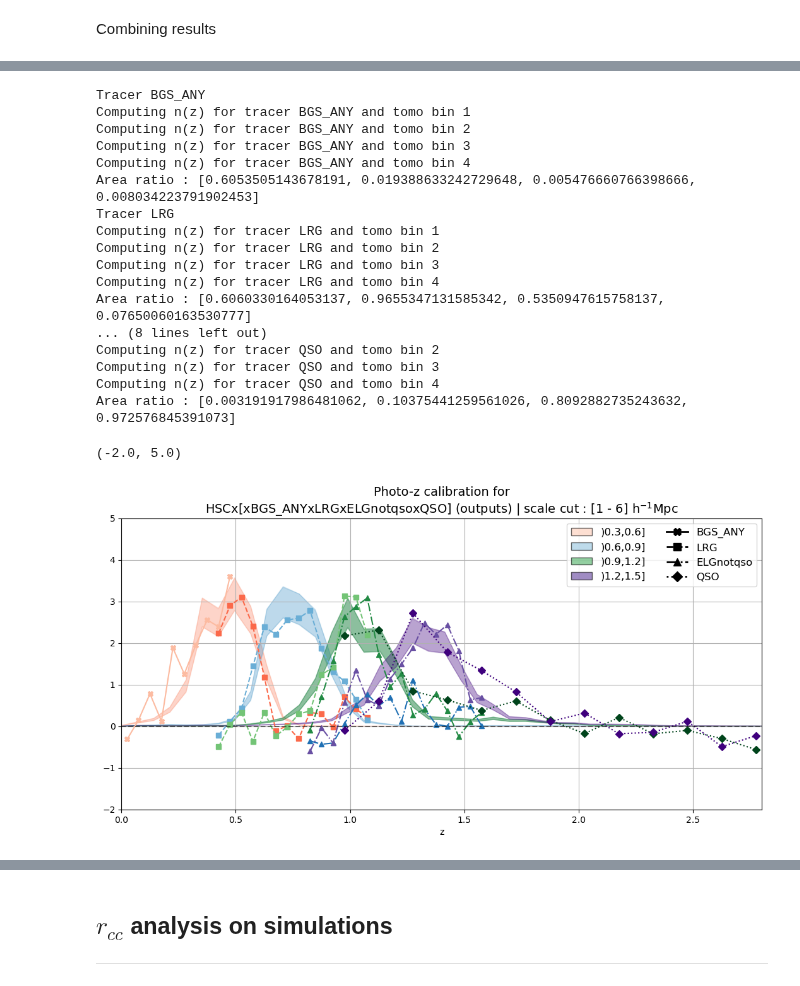
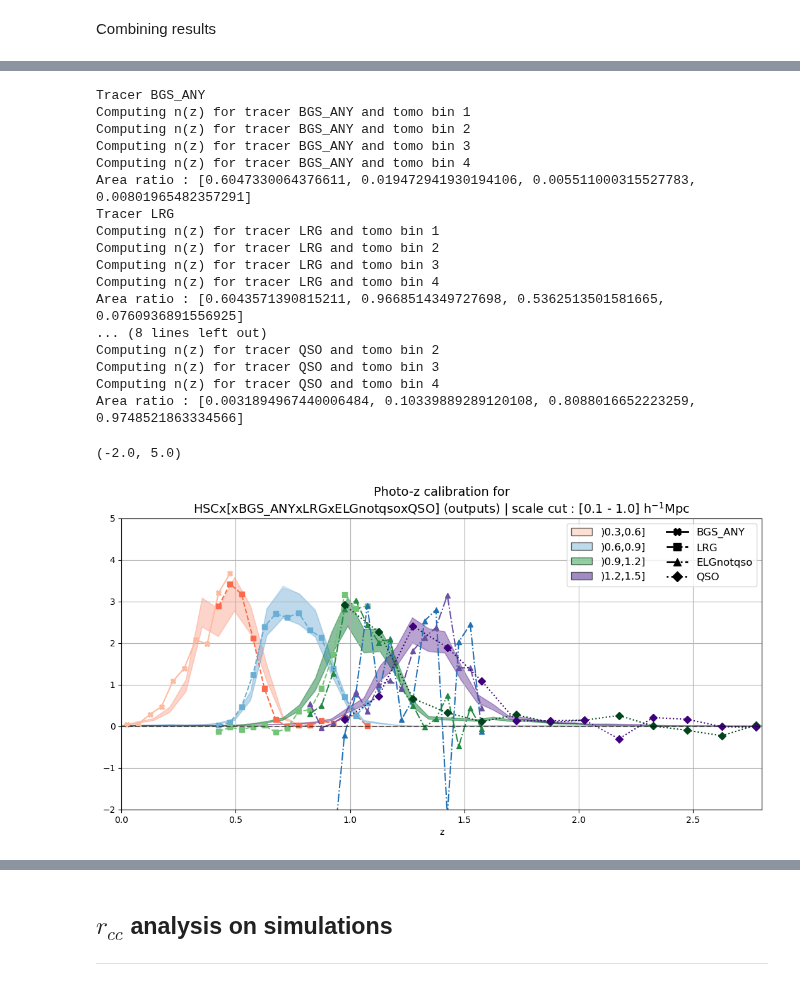
Before and after one commit to JeanCHDJdev/desi-y3-hsc, a Jupyter notebook: src/statistics/plot_results.ipynb, the cells around one changed output, grey strips where cells are left out. Drawn from its saved outputs; the diff is of its cells as text; code cells hidden in the pictures.

```diff
--- a/src/statistics/plot_results.ipynb
+++ b/src/statistics/plot_results.ipynb
@@ -451,5 +475,6 @@ Combining results
 # %%
 importlib.reload(resm)
+ncurves = 0
 tracers = ['BGS_ANY', 'LRG', 'ELGnotqso', 'QSO']#'ELGnotqso', 'QSO']
 
 # tomographic binning...
@@ -464,7 +489,7 @@ tomo_bin_dnnz = np.loadtxt('hsc_pz/data/tomographic_binning_dnnz.dat')
 fig, ax = plt.subplots(figsize=(14, 6))
 fig.subplots_adjust(right=0.85)
 
-scale_cut = [1, 6]
+scale_cut = [0.1, 1.0]
 
 title = 'Photo-z calibration for\nHSCx['
 for n in range(len(tracers)):
@@ -495,7 +520,7 @@ for n in range(len(tracers)):
                 tracer=t,
                 tomo_bin=tomo,
                 sigmaj_corrections=np.ones_like(sigmaj_corr),
-                rebin=2,
+                rebin=1,
                 )
             )
 
@@ -568,34 +593,34 @@ for i, (marker, linestyle) in enumerate(zip(markers, linestyles)):
     legend_elements.append(element)
 
 ax.legend(
     handles=legend_elements,
     loc='upper right',
     ncol=2,
     fontsize=12,
 )
 
 ax.axhline(0, color='black', linestyle='--', alpha=0.5)
 ax.grid()
 ax.set_title(title, fontsize=14)
 ax.set_xlim(0, 2.8)
 ax.set_ylim(-2, 5)
 # %% [output]
 Tracer BGS_ANY
 Computing n(z) for tracer BGS_ANY and tomo bin 1
 Computing n(z) for tracer BGS_ANY and tomo bin 2
 Computing n(z) for tracer BGS_ANY and tomo bin 3
 Computing n(z) for tracer BGS_ANY and tomo bin 4
-Area ratio : [0.6053505143678191, 0.019388633242729648, 0.005476660766398666, 0.008034223791902453]
+Area ratio : [0.6047330064376611, 0.019472941930194106, 0.005511000315527783, 0.00801965482357291]
 Tracer LRG
 Computing n(z) for tracer LRG and tomo bin 1
 Computing n(z) for tracer LRG and tomo bin 2
 Computing n(z) for tracer LRG and tomo bin 3
 Computing n(z) for tracer LRG and tomo bin 4
-Area ratio : [0.6060330164053137, 0.9655347131585342, 0.5350947615758137, 0.07650060163530777]
+Area ratio : [0.6043571390815211, 0.9668514349727698, 0.5362513501581665, 0.0760936891556925]
 ... (8 lines left out)
 Computing n(z) for tracer QSO and tomo bin 2
 Computing n(z) for tracer QSO and tomo bin 3
 Computing n(z) for tracer QSO and tomo bin 4
-Area ratio : [0.003191917986481062, 0.10375441259561026, 0.8092882735243632, 0.972576845391073]
+Area ratio : [0.0031894967440006484, 0.10339889289120108, 0.8088016652223259, 0.9748521863334566]
 (-2.0, 5.0)
-[figure, old version]
+[figure, new version]
```
Also changed, not shown: parts of 10 cells of this notebook, 6 other files.
